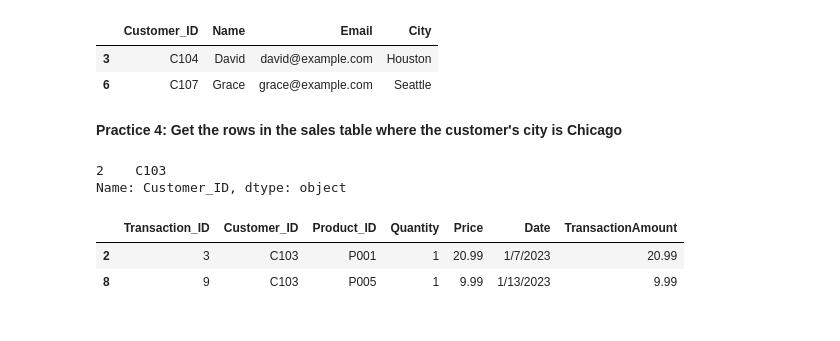
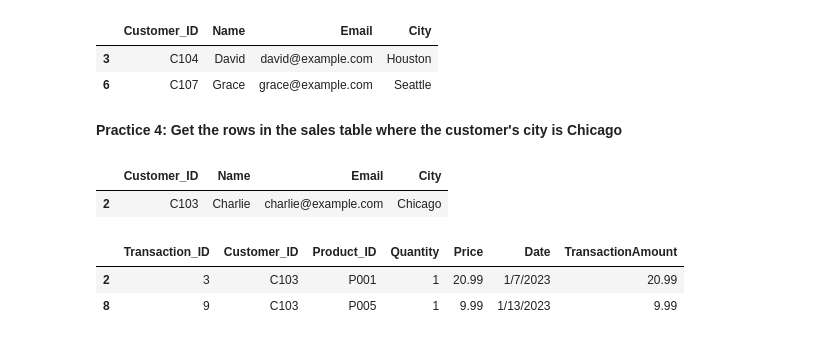
Before and after one commit to hud-turn/CIS-606-001, a Jupyter notebook: Coding/FA25_Lecture18_Pandas.ipynb, the cells around one changed output. Cells and saved outputs as stored; diff of their text form; code cells hidden in the pictures.

```diff
--- a/Coding/FA25_Lecture18_Pandas.ipynb
+++ b/Coding/FA25_Lecture18_Pandas.ipynb
@@ -273,10 +273,10 @@ customers[~customers['Customer_ID'].isin(sales['Customer_ID'])] # Remember to us
 # %% [markdown]
 **Practice 4: Get the rows in the sales table where the customer's city is Chicago**
 # %%
-customers.loc[customers['City'] == 'Chicago', 'Customer_ID']
+customers.loc[customers['City'] == 'Chicago']#, 'Customer_ID']
 # %% [output]
-2    C103
-Name: Customer_ID, dtype: object
+|  | Customer_ID | Name | Email | City |
+| 2 | C103 | Charlie | charlie@example.com | Chicago |
 # %%
 sales[sales["Customer_ID"].isin(customers.loc[customers['City'] == 'Chicago', 'Customer_ID'])]
 # %% [output]
```
Also changed, not shown: 1 other file.
